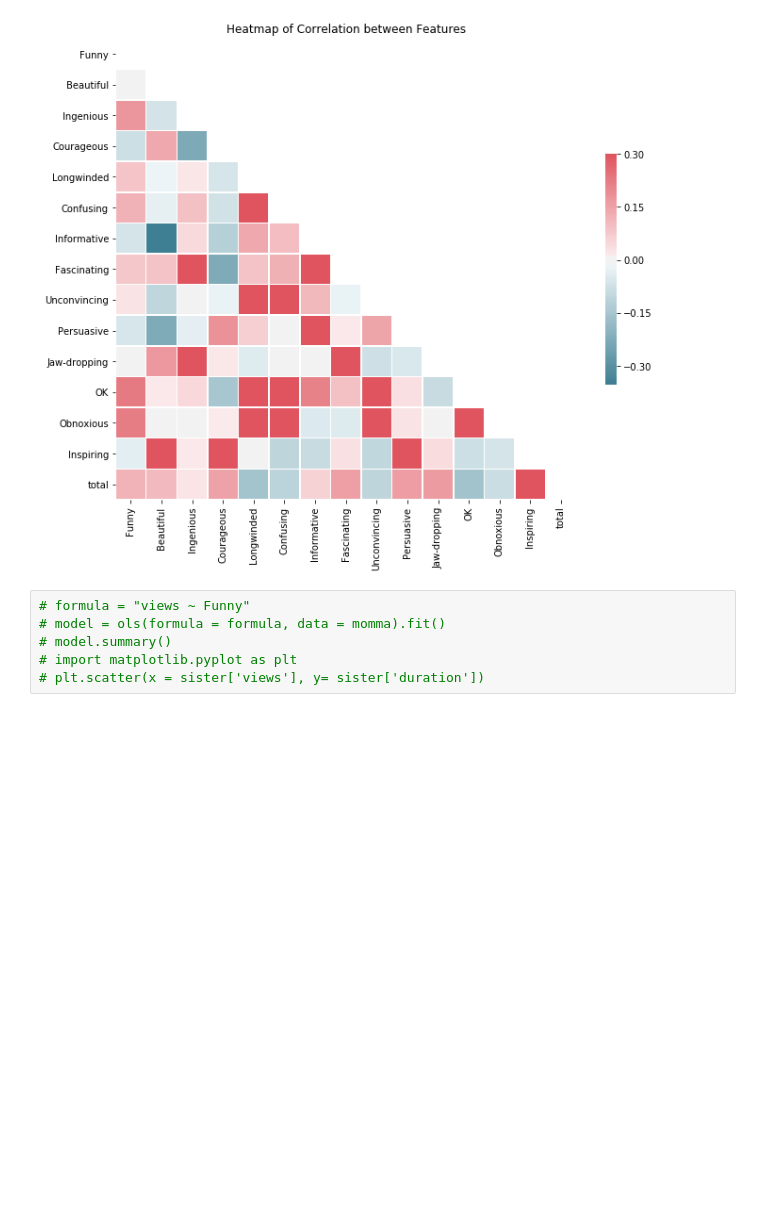
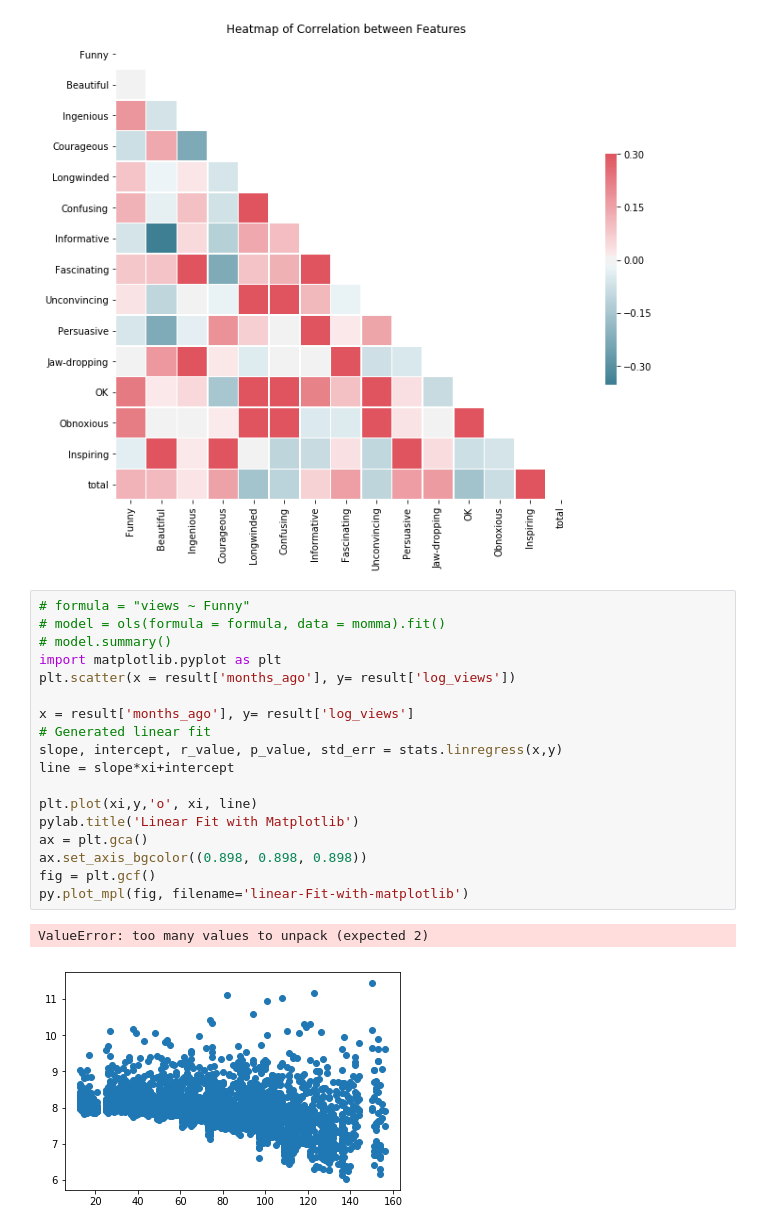
Before and after one commit to augustinechang1/TED-Talk-Prediction, a Jupyter notebook: RatingData.ipynb, the cells around one changed output. Saved outputs shown, nothing was run; the diff lists cells and outputs as text; blank space fills up the shorter version.

Commit message:
Final DataFrame

```diff
--- a/RatingData.ipynb
+++ b/RatingData.ipynb
@@ -318,9 +321,24 @@ plt.title('Heatmap of Correlation between Features')
 # %% [output]
 Text(0.5,1,'Heatmap of Correlation between Features')
 [figure]
-# %%
-# formula = "views ~ Funny"
-# model = ols(formula = formula, data = momma).fit()
-# model.summary()
-# import matplotlib.pyplot as plt
-# plt.scatter(x = sister['views'], y= sister['duration'])
+# %%
+# formula = "views ~ Funny"
+# model = ols(formula = formula, data = momma).fit()
+# model.summary()
+import matplotlib.pyplot as plt
+plt.scatter(x = result['months_ago'], y= result['log_views'])
+
+x = result['months_ago'], y= result['log_views']
+# Generated linear fit
+slope, intercept, r_value, p_value, std_err = stats.linregress(x,y)
+line = slope*xi+intercept
+
+plt.plot(xi,y,'o', xi, line)
+pylab.title('Linear Fit with Matplotlib')
+ax = plt.gca()
+ax.set_axis_bgcolor((0.898, 0.898, 0.898))
+fig = plt.gcf()
+py.plot_mpl(fig, filename='linear-Fit-with-matplotlib')
+# %% [output]
+ValueError: too many values to unpack (expected 2)
+[figure, added]
```
Also changed, not shown: parts of 7 cells of this notebook.
